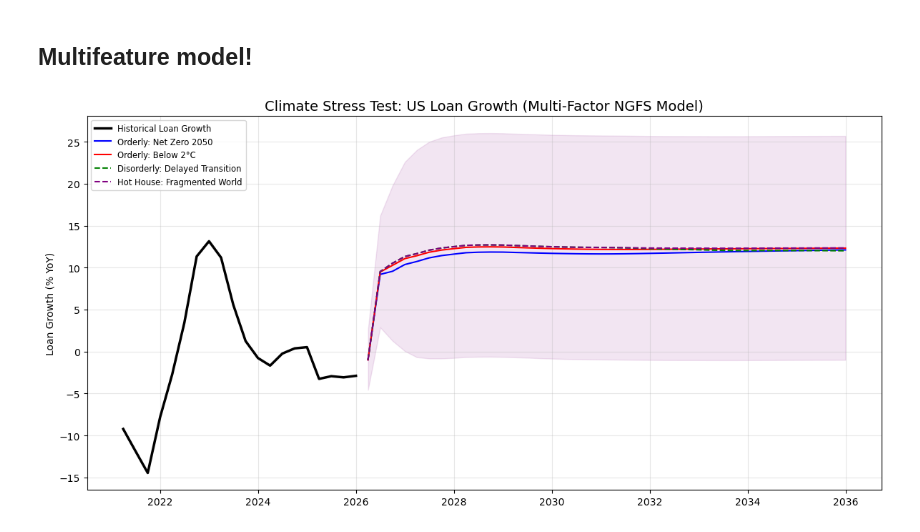
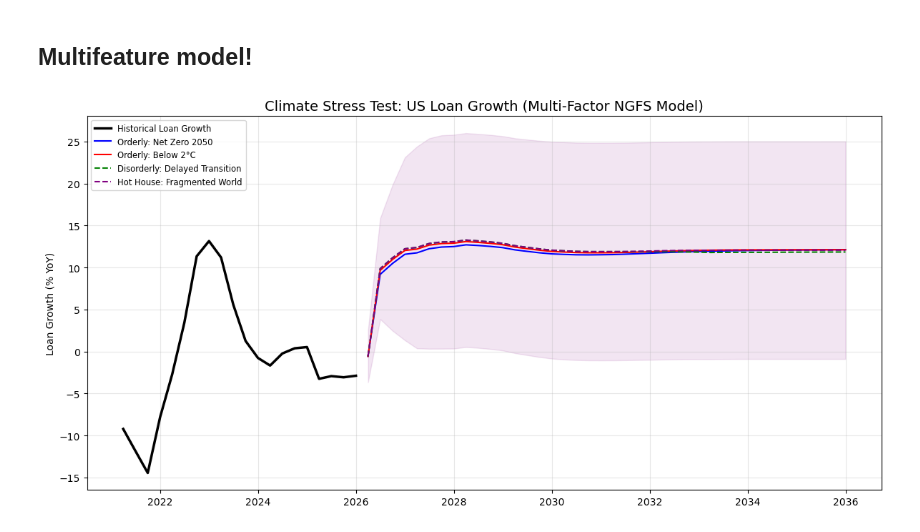
Before and after one commit to gpointd/ECON-522-Forecasting-Project, a Jupyter notebook: Climate Data/Climate Analysis.ipynb, the cells around one changed output. Saved outputs shown, nothing was run; the diff lists cells and outputs as text; code cells hidden in the pictures.

```diff
--- a/Climate Data/Climate Analysis.ipynb
+++ b/Climate Data/Climate Analysis.ipynb
@@ -390,8 +390,7 @@ Warnings:
 # %% [markdown]
 ## Multifeature model!
 # %%
-## FINAL MODEL: MULTI-FACTOR NGFS CLIMATE STRESS TEST (PROPERLY TRAINED)
-##USE THIS MODEL!!!
+## MULTIMODAL FINAL MODEL
 
 import pandas as pd
 import numpy as np
@@ -449,21 +448,15 @@ for col in ['Loan_Growth', 'Unemployment_Rate']:
 df_history['Unemployment_Lag1'] = df_history['Unemployment_Rate'].shift(1)
 df_history['GDP_Lag1'] = df_history['GDP'].shift(1)
 df_history['Rates_Lag1'] = df_history['Rates'].shift(1)
-## Dummies added
-outlier_dates = ['1981-03-31', '2008-12-31', '2009-03-31', '2023-03-31']
-df_dummies = pd.DataFrame(0, index=df_history.index, columns=['Outlier_Shock'])
-df_dummies.loc[df_dummies.index.isin(outlier_dates), 'Outlier_Shock'] = 1
-df_history = pd.concat([df_history, df_dummies], axis=1)
+
 df_train = df_history.dropna()
-
-
 
 # ---------------------------------------------------------
 # 5. TRAIN MODEL (NOW ACTUALLY MULTI-FACTOR)
 # ---------------------------------------------------------
 y = df_train['Loan_Growth']
 
-X = df_train[['Unemployment_Lag1', 'GDP_Lag1', 'Rates_Lag1',"Outlier_Shock"]]
+X = df_train[['Unemployment_Lag1', 'GDP_Lag1', 'Rates_Lag1']]
 
 model = ARIMA(
     y,
@@ -527,10 +520,9 @@ def build_ngfs_exog_multi(scenario):
     full = pd.concat([df_history[['Unemployment_Rate','GDP','Rates']], future])
 
     X_f = pd.DataFrame(index=forecast_dates)
-    X_f['Unemployment_Lag1'] = full['Unemployment_Rate'].shift(2).loc[forecast_dates]
+    X_f['Unemployment_Lag1'] = full['Unemployment_Rate'].shift(1).loc[forecast_dates]
     X_f['GDP_Lag1'] = full['GDP'].shift(1).loc[forecast_dates]
     X_f['Rates_Lag1'] = full['Rates'].shift(1).loc[forecast_dates]
-    X_f['Outlier_Shock'] = 0 # No outlier shocks in forecast period
 
     return X_f
 
@@ -576,31 +568,31 @@ linestyles = {
     "Delayed transition": "--",
     "Fragmented World": "--"
 }
 
 for key in results:
     plt.plot(
         forecast_dates,
         results[key].predicted_mean,
         label=scenarios[key],
         color=colors[key],
         linestyle=linestyles[key]
     )
 
 # Confidence interval (worst case)
 conf = results["Fragmented World"].conf_int()
 plt.fill_between(
     forecast_dates,
     conf.iloc[:, 0],
     conf.iloc[:, 1],
     color='purple',
     alpha=0.1
 )
 
 plt.title('Climate Stress Test: US Loan Growth (Multi-Factor NGFS Model)', fontsize=14)
 plt.ylabel('Loan Growth (% YoY)')
 plt.legend(loc='upper left', fontsize='small')
 plt.grid(True, alpha=0.3)
 plt.tight_layout()
 plt.show()
 # %% [output]
-[figure, old version]
+[figure, new version]
```
Also changed, not shown: parts of 40 cells of this notebook.
